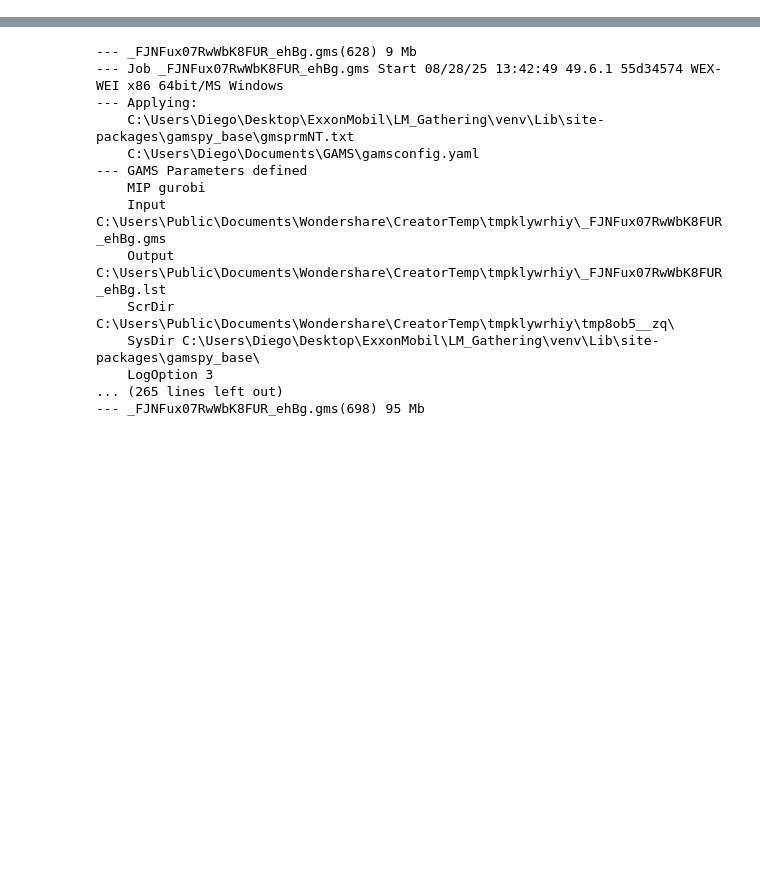
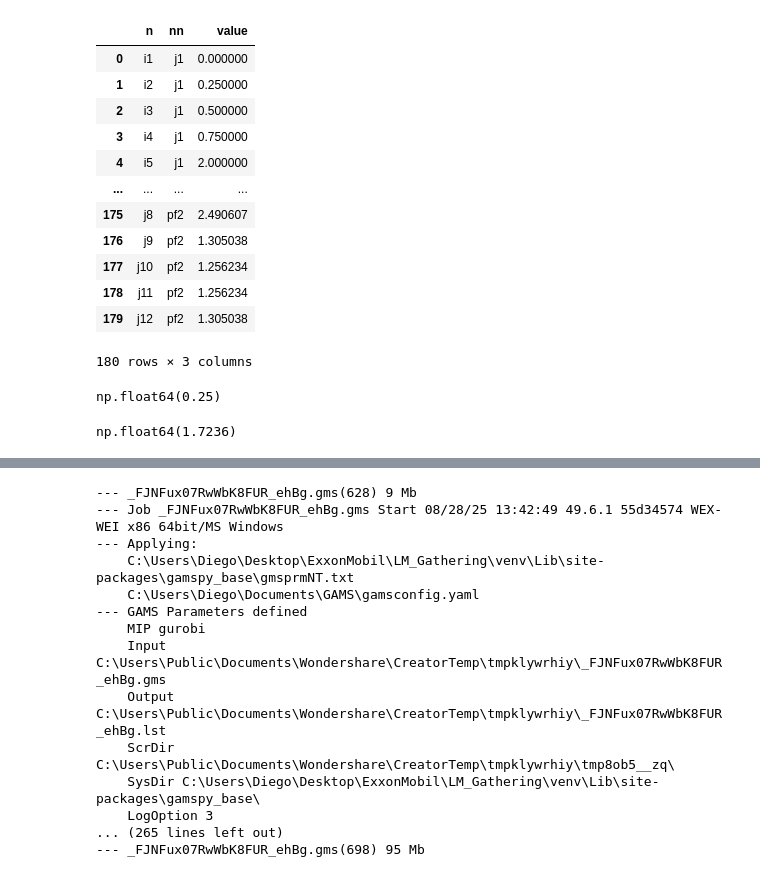
Before and after one commit to DiegoTru-lang/LM_Gathering, a Jupyter notebook: src/notebooks/development.ipynb, the cells around one changed output, grey strips where cells are left out. Saved outputs shown, nothing was run; the diff lists cells and outputs as text; code cells hidden in the pictures; blank space fills up the shorter version.

```diff
--- a/src/notebooks/development.ipynb
+++ b/src/notebooks/development.ipynb
@@ -85,0 +68,25 @@ model = m.m.models["Multiphase_network_design"]
+# %%
+df = m.m["dist"].records
+df
+# %% [output]
+|  | n | nn | value |
+| 0 | i1 | j1 | 0.000000 |
+| 1 | i2 | j1 | 0.250000 |
+| 2 | i3 | j1 | 0.500000 |
+| 3 | i4 | j1 | 0.750000 |
+| 4 | i5 | j1 | 2.000000 |
+| ... | ... | ... | ... |
+| 175 | j8 | pf2 | 2.490607 |
+| 176 | j9 | pf2 | 1.305038 |
+| 177 | j10 | pf2 | 1.256234 |
+| 178 | j11 | pf2 | 1.256234 |
+| 179 | j12 | pf2 | 1.305038 |
+180 rows × 3 columns
+# %%
+df[(df["n"] == "i2") & (df["nn"] == "j3")].value.sum()
+# %% [output]
+np.float64(0.25)
+# %%
+df[df["t"] == "t116"].value.sum()
+# %% [output]
+np.float64(1.7236)
```
Also changed, not shown: parts of 19 cells of this notebook, 4 other files.
